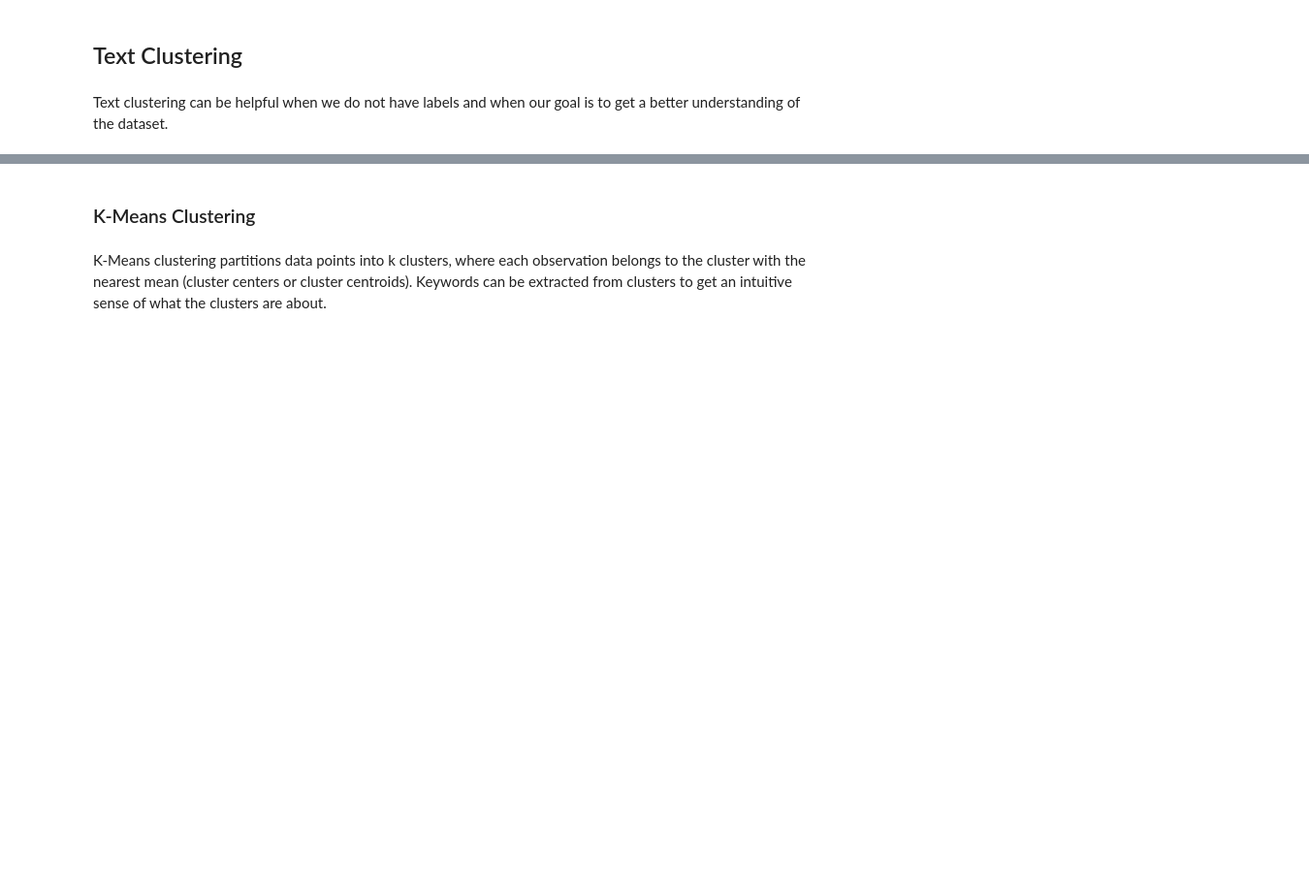
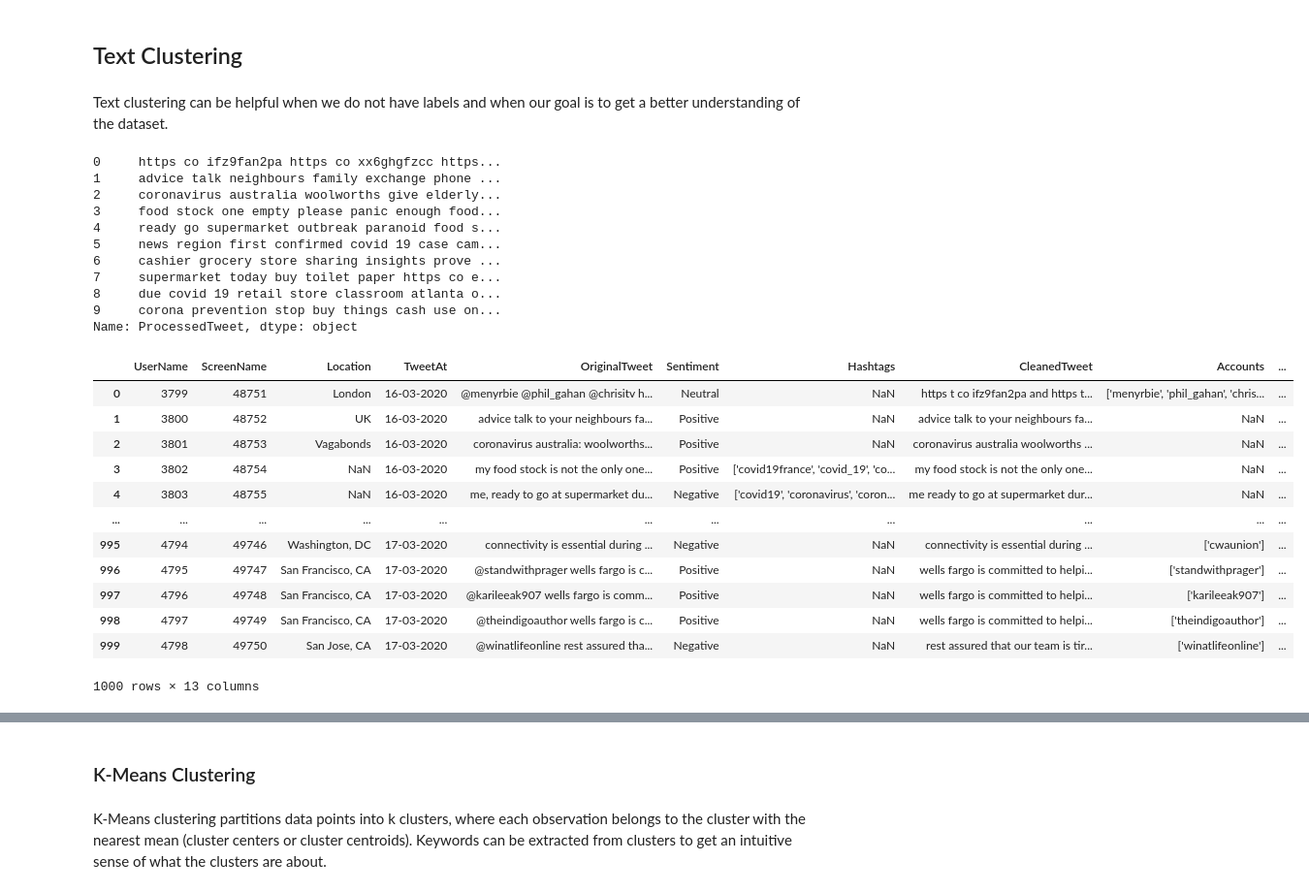
Before and after one commit to owenmonroe/OwenMonroe_TextMining_Fall23, a Jupyter notebook: Lab6_Oct9_Text_Clustering_Topic_Modeling/Text Clustering.ipynb, the cells around one changed output, grey strips where cells are left out. Shown: that part at 97% size. Saved outputs shown, nothing was run; the diff lists cells and outputs as text; code cells hidden in the pictures; blank space fills up the shorter version.

```diff
--- a/Lab6_Oct9_Text_Clustering_Topic_Modeling/Text Clustering.ipynb
+++ b/Lab6_Oct9_Text_Clustering_Topic_Modeling/Text Clustering.ipynb
@@ -39,18 +52,45 @@ Text clustering can be helpful when we do not have labels and when our goal is t
 # %%
 # preprocess a subset of data for use (using the entire dataset might be prohibitive in some cases)
 subset = all_dataset[0:1000].copy()
 
 # we do want to exclude stopwords for clustering
 subset['ProcessedTweet'] = ""
 for index, row in subset.iterrows():
     stemmed_words = []
     words = row["StopwordRemovedTweet"]
     words = words[1:-1].split(',')
     altered_text = ""
     for word in words:
         altered_text = altered_text + " " +word.strip()[1:-1]
     subset.at[index,"ProcessedTweet"] = altered_text
 
 x_text = subset['ProcessedTweet']
 display(x_text.head(10))
+
+subset
+# %% [output]
+0     https co ifz9fan2pa https co xx6ghgfzcc https...
+1     advice talk neighbours family exchange phone ...
+2     coronavirus australia woolworths give elderly...
+3     food stock one empty please panic enough food...
+4     ready go supermarket outbreak paranoid food s...
+5     news region first confirmed covid 19 case cam...
+6     cashier grocery store sharing insights prove ...
+7     supermarket today buy toilet paper https co e...
+8     due covid 19 retail store classroom atlanta o...
+9     corona prevention stop buy things cash use on...
+Name: ProcessedTweet, dtype: object
+|  | UserName | ScreenName | Location | TweetAt | OriginalTweet | Sentiment | Hashtags | CleanedTweet | Accounts | ... |
+| 0 | 3799 | 48751 | London | 16-03-2020 | @menyrbie @phil_gahan @chrisitv h... | Neutral | NaN | https t co ifz9fan2pa and https t... | ['menyrbie', 'phil_gahan', 'chris... | ... |
+| 1 | 3800 | 48752 | UK | 16-03-2020 | advice talk to your neighbours fa... | Positive | NaN | advice talk to your neighbours fa... | NaN | ... |
+| 2 | 3801 | 48753 | Vagabonds | 16-03-2020 | coronavirus australia: woolworths... | Positive | NaN | coronavirus australia woolworths ... | NaN | ... |
+| 3 | 3802 | 48754 | NaN | 16-03-2020 | my food stock is not the only one... | Positive | ['covid19france', 'covid_19', 'co... | my food stock is not the only one... | NaN | ... |
+| 4 | 3803 | 48755 | NaN | 16-03-2020 | me, ready to go at supermarket du... | Negative | ['covid19', 'coronavirus', 'coron... | me ready to go at supermarket dur... | NaN | ... |
+| ... | ... | ... | ... | ... | ... | ... | ... | ... | ... | ... |
+| 995 | 4794 | 49746 | Washington, DC | 17-03-2020 | connectivity is essential during ... | Negative | NaN | connectivity is essential during ... | ['cwaunion'] | ... |
+| 996 | 4795 | 49747 | San Francisco, CA | 17-03-2020 | @standwithprager wells fargo is c... | Positive | NaN | wells fargo is committed to helpi... | ['standwithprager'] | ... |
+| 997 | 4796 | 49748 | San Francisco, CA | 17-03-2020 | @karileeak907 wells fargo is comm... | Positive | NaN | wells fargo is committed to helpi... | ['karileeak907'] | ... |
+| 998 | 4797 | 49749 | San Francisco, CA | 17-03-2020 | @theindigoauthor wells fargo is c... | Positive | NaN | wells fargo is committed to helpi... | ['theindigoauthor'] | ... |
+| 999 | 4798 | 49750 | San Jose, CA | 17-03-2020 | @winatlifeonline rest assured tha... | Negative | NaN | rest assured that our team is tir... | ['winatlifeonline'] | ... |
+1000 rows × 13 columns
 # %%
```
Also changed, not shown: parts of 7 cells of this notebook, 2 other files.
